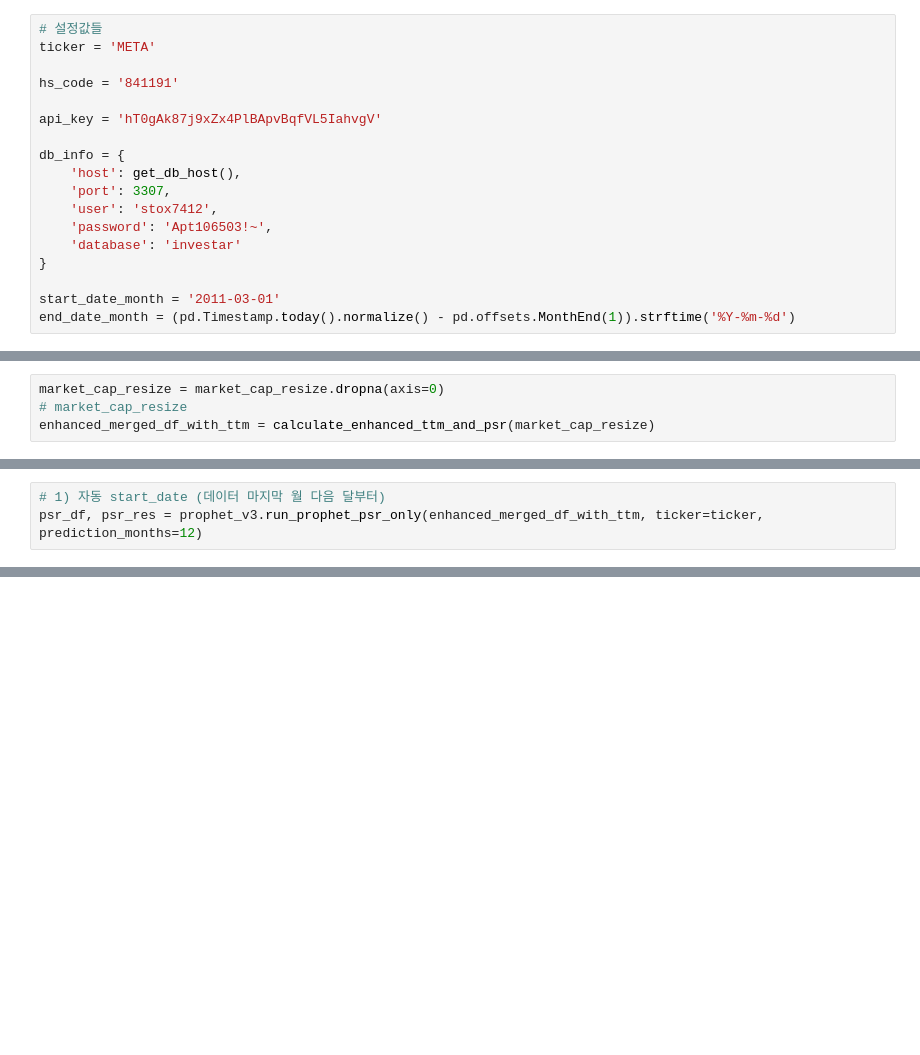
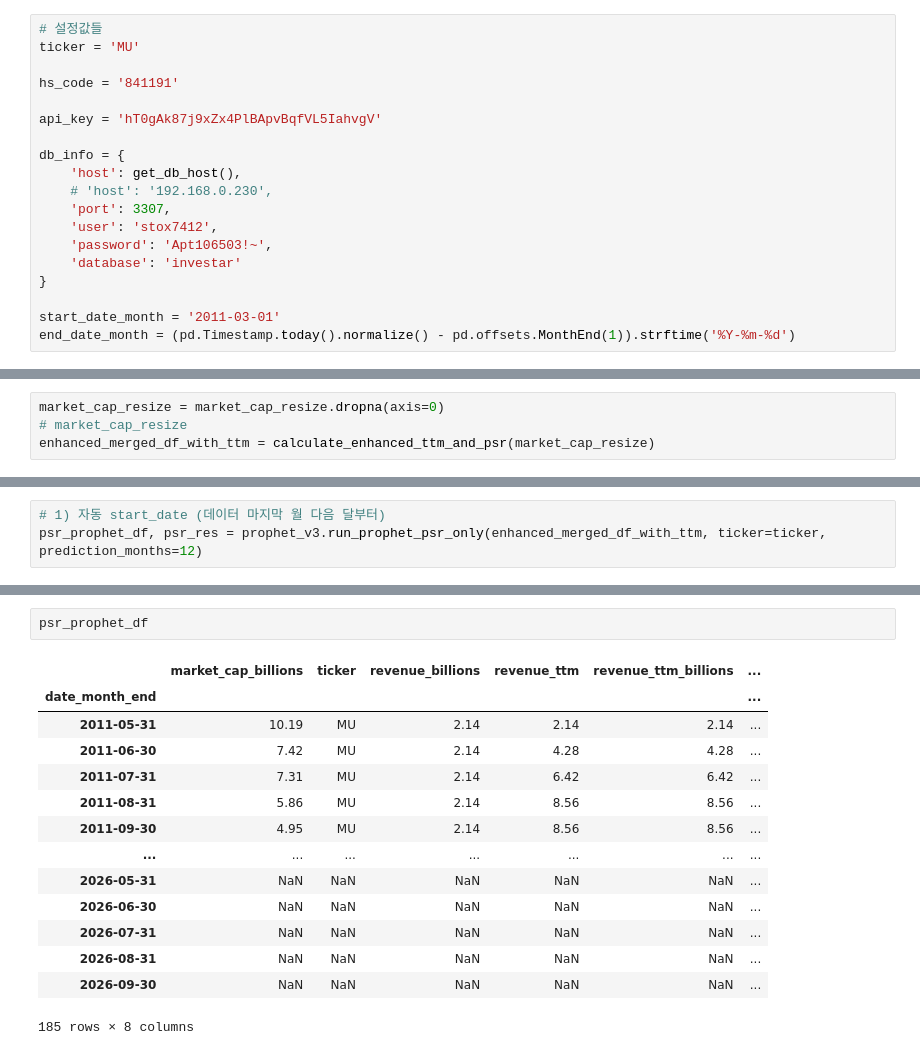
Before and after one commit to stox74/stock_forecast, a Jupyter notebook: US_Market/valuation/valuation_preprocessting_code_develop_v2.ipynb, the cells around one changed output, grey strips where cells are left out. Drawn from its saved outputs; the diff is of its cells as text; blank space fills up the shorter version.

```diff
--- a/US_Market/valuation/valuation_preprocessting_code_develop_v2.ipynb
+++ b/US_Market/valuation/valuation_preprocessting_code_develop_v2.ipynb
@@ -161,7 +189,7 @@ def calculate_enhanced_ttm_and_psr(merged_data):
     return df
 # %%
 # 설정값들
-ticker = 'META'
+ticker = 'MU'
 
 hs_code = '841191'
 
@@ -169,6 +197,7 @@ api_key = 'hT0gAk87j9xZx4PlBApvBqfVL5IahvgV'
 
 db_info = {
     'host': get_db_host(),
+    # 'host': '192.168.0.230',
     'port': 3307,
     'user': 'stox7412',
     'password': 'Apt106503!~',
@@ -446,5 +432,5 @@ psr_df, psr_results = lstm_v2.run_lstm_psr_prediction(enhanced_merged_df_with_tt
 # psr_df에는 'PSR_ttm_lstm_forecast' 컬럼이 추가됩니다.
 # %%
 # 1) 자동 start_date (데이터 마지막 월 다음 달부터)
-psr_df, psr_res = prophet_v3.run_prophet_psr_only(enhanced_merged_df_with_ttm, ticker=ticker, prediction_months=12)
+psr_prophet_df, psr_res = prophet_v3.run_prophet_psr_only(enhanced_merged_df_with_ttm, ticker=ticker, prediction_months=12)
 # %% [output]
@@ -485,0 +489,17 @@ enhanced_merged_df_with_ttm
+# %%
+psr_prophet_df
+# %% [output]
+|  | market_cap_billions | ticker | revenue_billions | revenue_ttm | revenue_ttm_billions | ... |
+| date_month_end |  |  |  |  |  | ... |
+| 2011-05-31 | 10.19 | MU | 2.14 | 2.14 | 2.14 | ... |
+| 2011-06-30 | 7.42 | MU | 2.14 | 4.28 | 4.28 | ... |
+| 2011-07-31 | 7.31 | MU | 2.14 | 6.42 | 6.42 | ... |
+| 2011-08-31 | 5.86 | MU | 2.14 | 8.56 | 8.56 | ... |
+| 2011-09-30 | 4.95 | MU | 2.14 | 8.56 | 8.56 | ... |
+| ... | ... | ... | ... | ... | ... | ... |
+| 2026-05-31 | NaN | NaN | NaN | NaN | NaN | ... |
+| 2026-06-30 | NaN | NaN | NaN | NaN | NaN | ... |
+| 2026-07-31 | NaN | NaN | NaN | NaN | NaN | ... |
+| 2026-08-31 | NaN | NaN | NaN | NaN | NaN | ... |
+| 2026-09-30 | NaN | NaN | NaN | NaN | NaN | ... |
+185 rows × 8 columns
```
Also changed, not shown: parts of 16 cells of this notebook, 3 other files.
